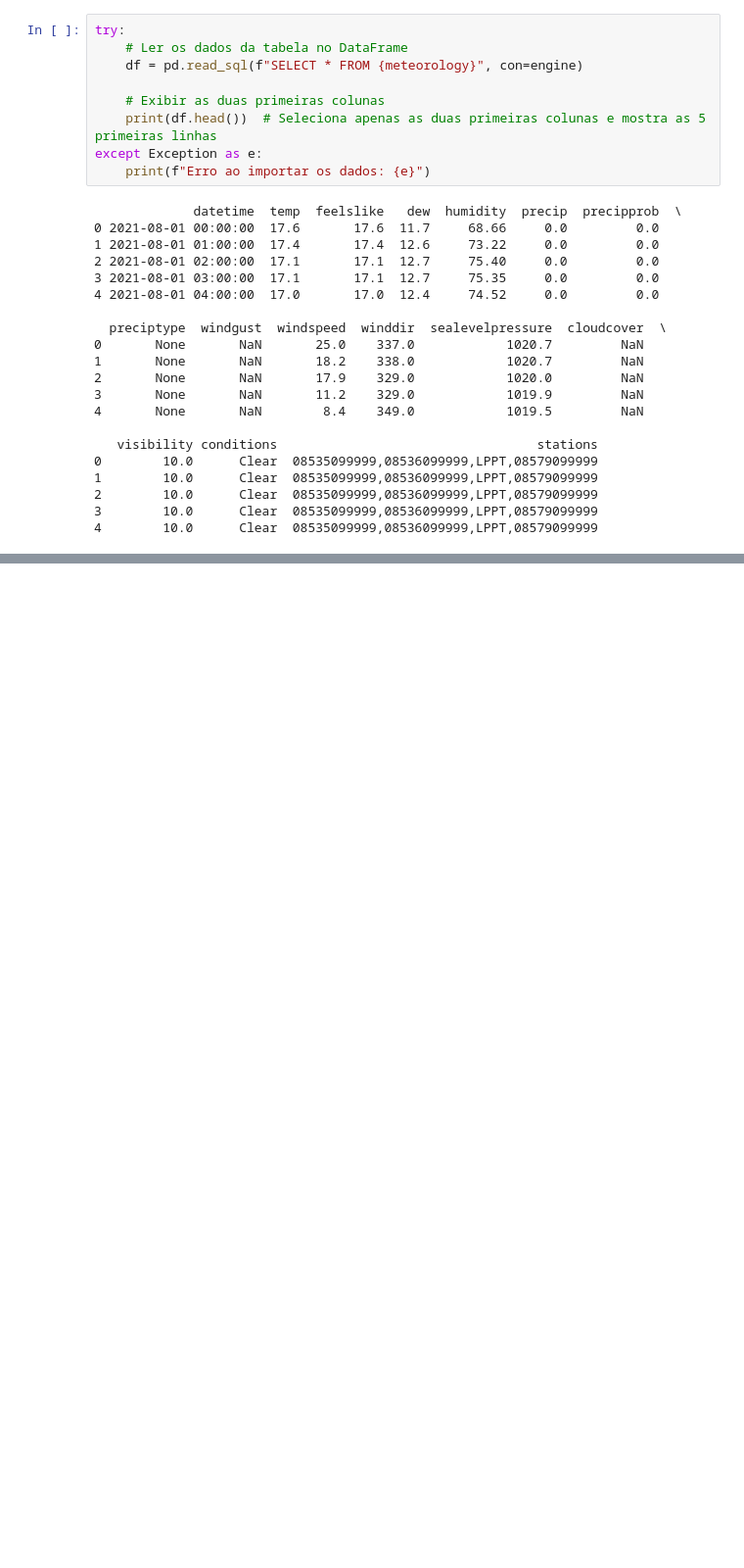
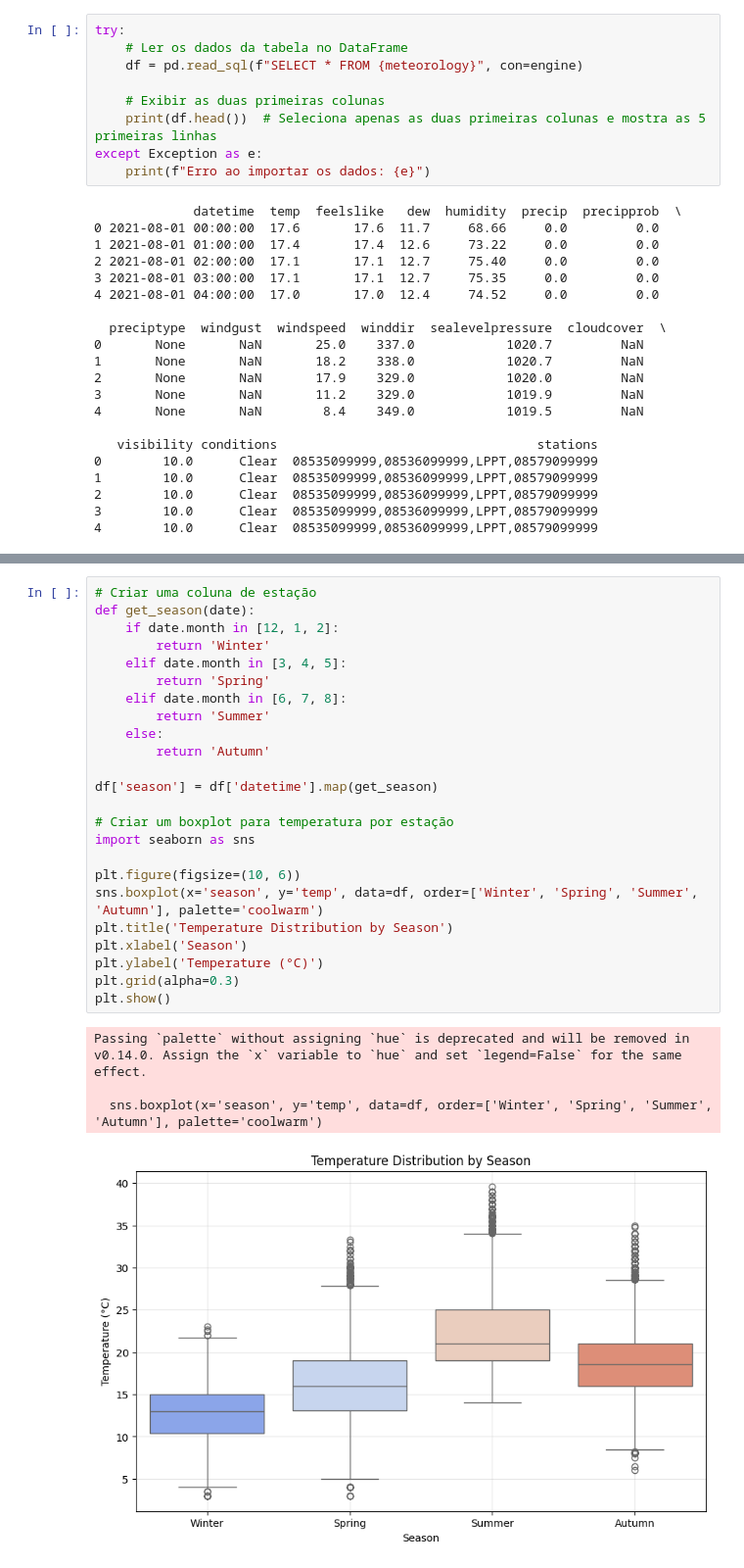
Before and after one commit to joanacarvalheiro/Seasonality, a Jupyter notebook: analise_exploratoria/meterology.ipynb, the cells around one changed output, grey strips where cells are left out. Shown at 98% size. Drawn from its saved outputs; the diff is of its cells as text; blank space fills up the shorter version.

```diff
--- a/analise_exploratoria/meterology.ipynb
+++ b/analise_exploratoria/meterology.ipynb
@@ -51,0 +76,29 @@ except Exception as e:
+# %%
+# Criar uma coluna de estação
+def get_season(date):
+    if date.month in [12, 1, 2]:
+        return 'Winter'
+    elif date.month in [3, 4, 5]:
+        return 'Spring'
+    elif date.month in [6, 7, 8]:
+        return 'Summer'
+    else:
+        return 'Autumn'
+
+df['season'] = df['datetime'].map(get_season)
+
+# Criar um boxplot para temperatura por estação
+import seaborn as sns
+
+plt.figure(figsize=(10, 6))
+sns.boxplot(x='season', y='temp', data=df, order=['Winter', 'Spring', 'Summer', 'Autumn'], palette='coolwarm')
+plt.title('Temperature Distribution by Season')
+plt.xlabel('Season')
+plt.ylabel('Temperature (°C)')
+plt.grid(alpha=0.3)
+plt.show()
+# %% [output]
+Passing `palette` without assigning `hue` is deprecated and will be removed in v0.14.0. Assign the `x` variable to `hue` and set `legend=False` for the same effect.
+
+  sns.boxplot(x='season', y='temp', data=df, order=['Winter', 'Spring', 'Summer', 'Autumn'], palette='coolwarm')
+[figure, added]
```
Also changed, not shown: parts of 3 cells of this notebook, 1 other file.
